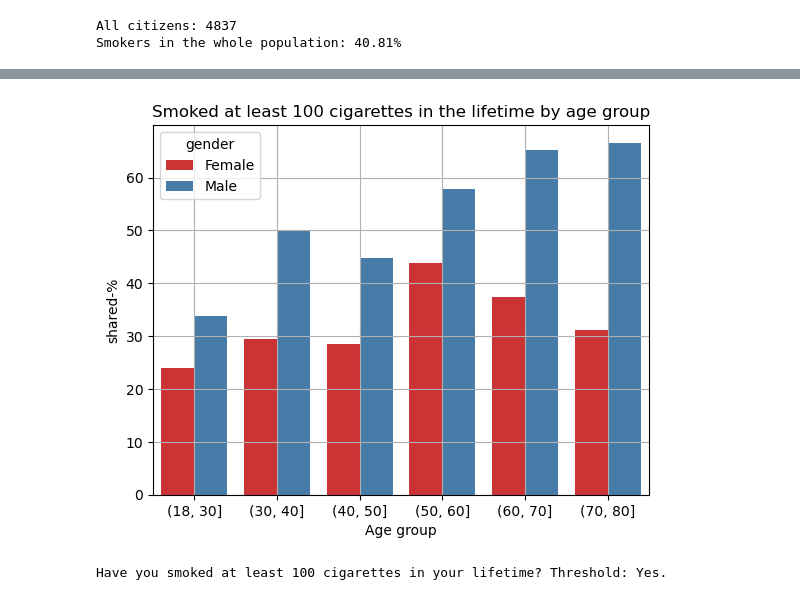
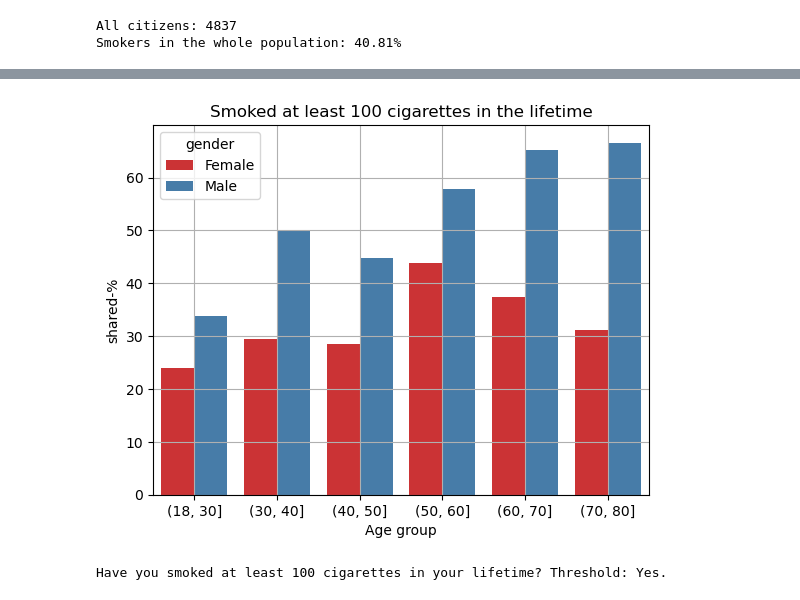
Before and after one commit to jahokas/statistics, a Jupyter notebook: nhanes_study.ipynb, the cells around one changed output, grey strips where cells are left out. Cells and saved outputs as stored; diff of their text form; code cells hidden in the pictures.

```diff
--- a/nhanes_study.ipynb
+++ b/nhanes_study.ipynb
@@ -272,11 +270,11 @@ Have you smoked at least 100 cigarettes in your lifetime? Threshold: Yes.
 # %%
 # plt.figure(figsize=(10, 5))
 sns.barplot(data=x.query('smoker == True'), x="agegrp", y="shared-%", hue="gender", palette="Set1")
-plt.title("Smoked at least 100 cigarettes in the lifetime by age group")
+plt.title("Smoked at least 100 cigarettes in the lifetime")
 plt.xlabel('Age group')
 plt.grid(True)
 # %% [output]
-[figure, old version]
+[figure, new version]
 # %%
 # x = da.groupby(['agegrp', 'gender', 'smoker'], observed=True)['agegrp'].count()
 xp = da.loc[:, ['SEQN','gender', 'elevated_bloodpr', 'smoker', 'agegrp']].groupby(['agegrp', 'gender', 'elevated_bloodpr', 'smoker'], observed=True)['agegrp'].count()
```
Also changed, not shown: parts of 12 cells of this notebook.
